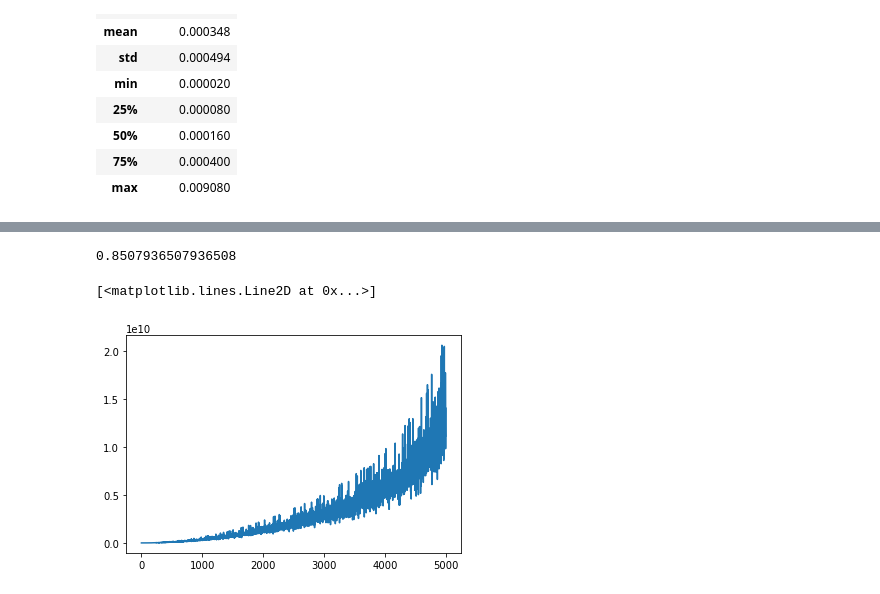
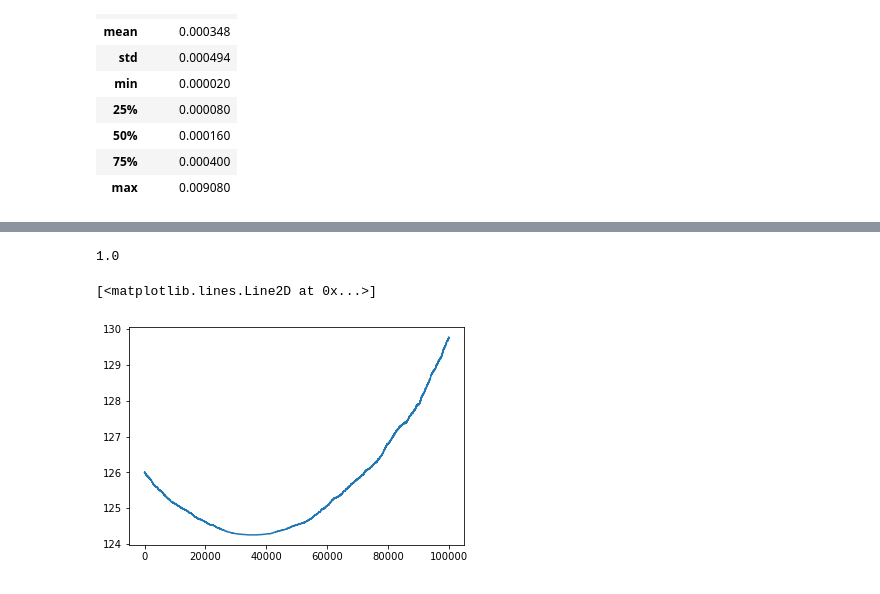
Before and after one commit to mstrand1/l-tuple-mSGD, a Jupyter notebook: CGM Prediction.ipynb, the cells around one changed output, grey strips where cells are left out. Drawn from its saved outputs; the diff is of its cells as text; code cells hidden in the pictures.

```diff
--- a/CGM Prediction.ipynb
+++ b/CGM Prediction.ipynb
@@ -106,7 +122,7 @@ m = len(raw_glucose_day1_trim)
 n = 5*eta*feature_count # where 5 is due to glucose measures being taken every 5 minutes
 
 A = np.reshape(qualities_copy.to_numpy(), (m,n))
-A_norm = np.reshape(qualities_norm_copy.to_numpy(), (m,n))
+A_norm = np.reshape(qualities_norm_copy, (m,n))
 # %% [markdown]
 Below: each row represents 5 minutes worth of 1 second (HR, ECGamp, ECGwave) tuples) taken every 20 seconds
 # %%
@@ -129,8 +145,9 @@ mask = np.ones((m,n))
 
 noise_vec = noise_copy.to_numpy()
 df_A_norm_copy = df_A_norm.copy().to_numpy()
+df_A_copy = df_A.copy().to_numpy()
 
-too_high_noise = 0.0007800
+too_high_noise = 0.009
 
 index = 0
 zeros = 0
@@ -142,7 +159,7 @@ for i in range(m):
 
             zeros += 3
             df_A_norm_copy[i, 3*j:3*(j+1)] = 0
-
+            df_A_copy[i, 3*j:3*(j+1)] = 0
         index += 1
 # %%
 import numpy as np
@@ -210,15 +227,14 @@ def ltuple_msgd(A_tilde, y, maxiter, p, ell, alpha):
 
         At = np.transpose(Ai_tilde)
         A1 = Ai_tilde*xhat - p*y[i]
-        AA = np.dot(At, A1)
-        AA = np.reshape(AA,(n,1))
+        AA = np.dot(At, A1).reshape((n,1))
         BB = np.multiply(L_matrix, np.outer(Ai_tilde, Ai_tilde))
         CC = np.dot(BB, xhat)
 
         gxk = (1/p**2)*AA - ((1-p)/p**2)*CC
         xhat -= alpha*gxk
 
-        y_e = np.linalg.norm(Ai_tilde*xhat - y[i])**2
+        y_e = np.linalg.norm(np.dot(A_tilde, xhat) - y)**2
         resid_err[current_iter] = y_e
 
         current_iter += 1
@@ -227,20 +243,20 @@ def ltuple_msgd(A_tilde, y, maxiter, p, ell, alpha):
 # %%
 A_tilde = df_A_norm.to_numpy()
 
-y_glucose = raw_glucose_day1_trim['glucose']
+y_glucose = pd.DataFrame(raw_glucose_day1_trim['glucose']).to_numpy().reshape(-1,1)
 
+scaler2 = StandardScaler(copy = True)
+y_glucose_norm = scaler2.fit_transform(y_glucose)
 
-y = y_glucose.to_numpy()
-maxiter = 5000
-p = 1 - zeros/(m*n) # estimate for probability of too high noise
+maxiter = 100000
+p = 1 - zeros/(m*n) # estimate for probability data present
+ell = feature_count
+alpha = 2*10**(-7)
 print(p)
-ell = feature_count
-alpha = 10**(-2)
-
-lerr = ltuple_msgd(A_tilde, y, maxiter, p, ell, alpha)
+lerr = ltuple_msgd(A_tilde, y_glucose_norm, maxiter, p, ell, alpha)
 
 plt.plot(lerr)
 # %% [output]
-0.8507936507936508
+1.0
 [<matplotlib.lines.Line2D at 0x...>]
-[figure, old version]
+[figure, new version]
```
Also changed, not shown: parts of 4 cells of this notebook.
